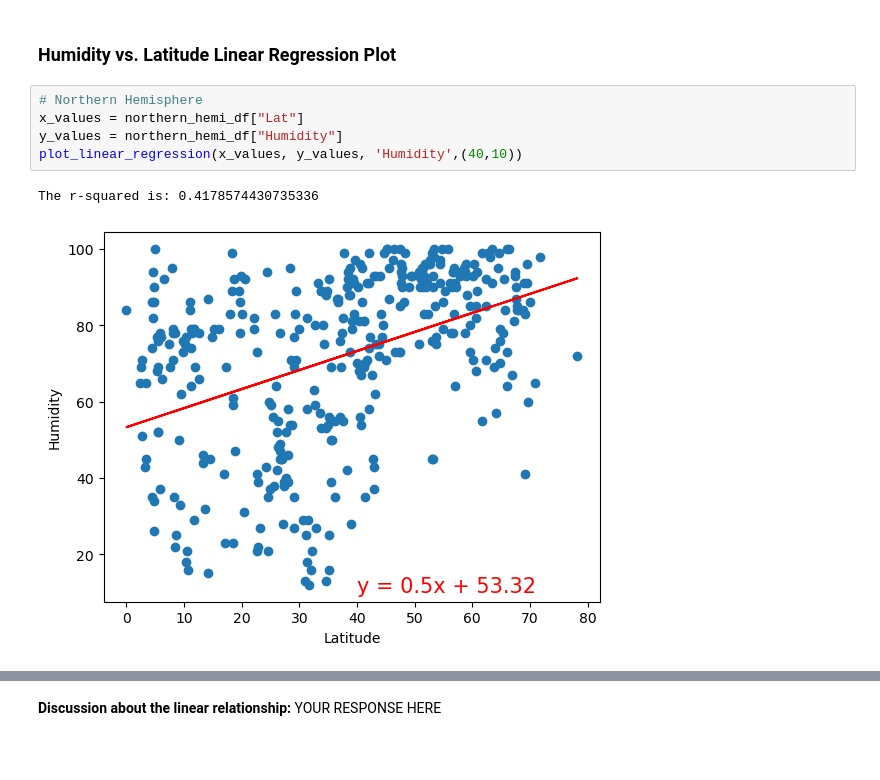
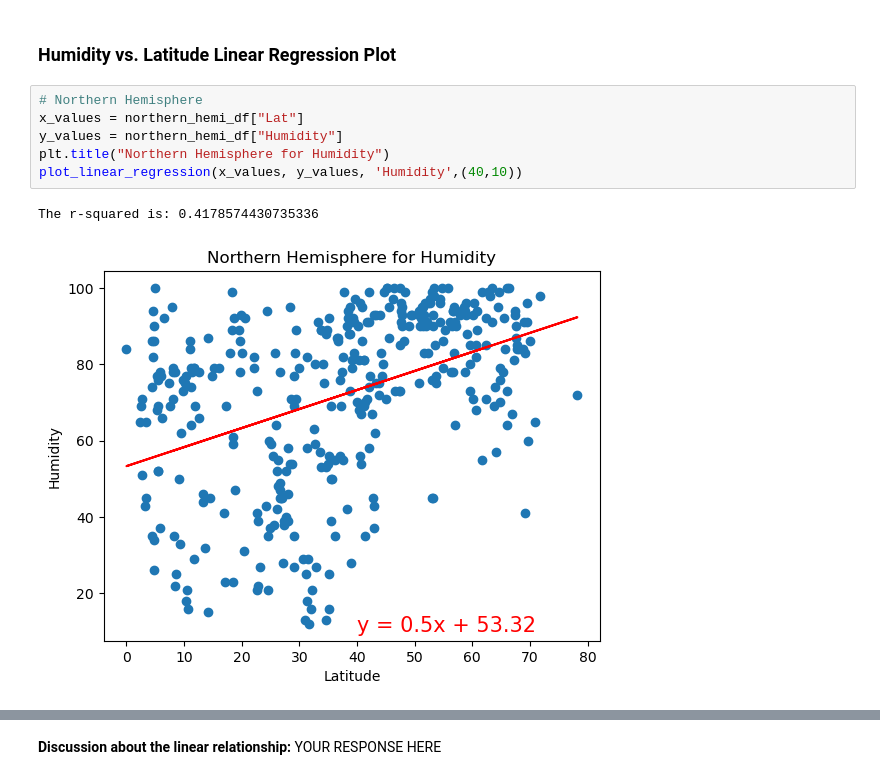
Before and after one commit to cosmopaladin/python-api-challenge, a Jupyter notebook: WeatherPy.ipynb, the cells around one changed output, grey strips where cells are left out. Drawn from its saved outputs; the diff is of its cells as text; blank space fills up the shorter version.

```diff
--- a/WeatherPy.ipynb
+++ b/WeatherPy.ipynb
@@ -339,8 +339,9 @@ The r-squared is: 0.567513345519517
 # %%
 # Northern Hemisphere
 x_values = northern_hemi_df["Lat"]
 y_values = northern_hemi_df["Humidity"]
+plt.title("Northern Hemisphere for Humidity")
 plot_linear_regression(x_values, y_values, 'Humidity',(40,10))
 # %% [output]
 The r-squared is: 0.4178574430735336
-[figure, old version]
+[figure, new version]
```
Also changed, not shown: parts of 13 cells of this notebook.
